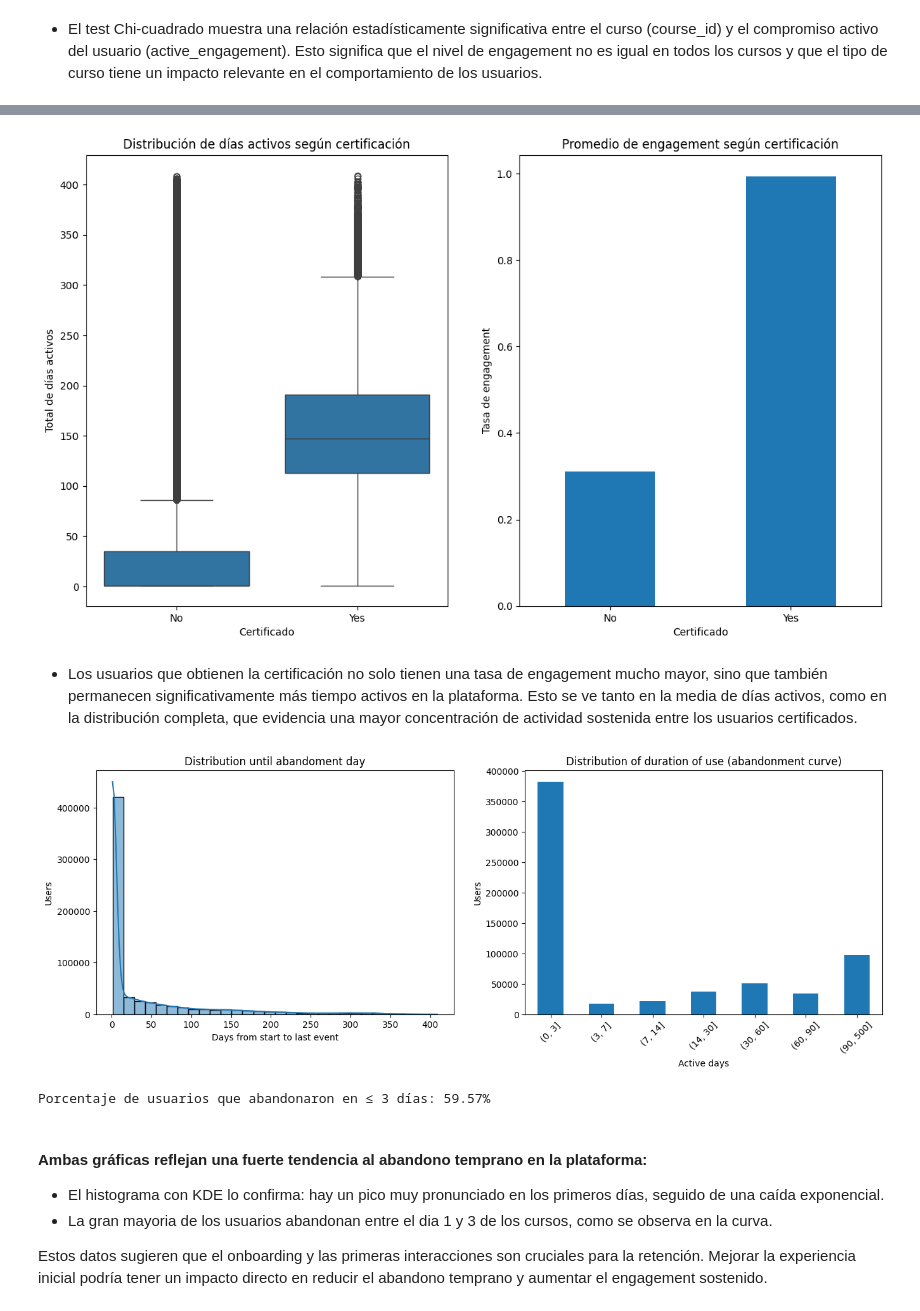
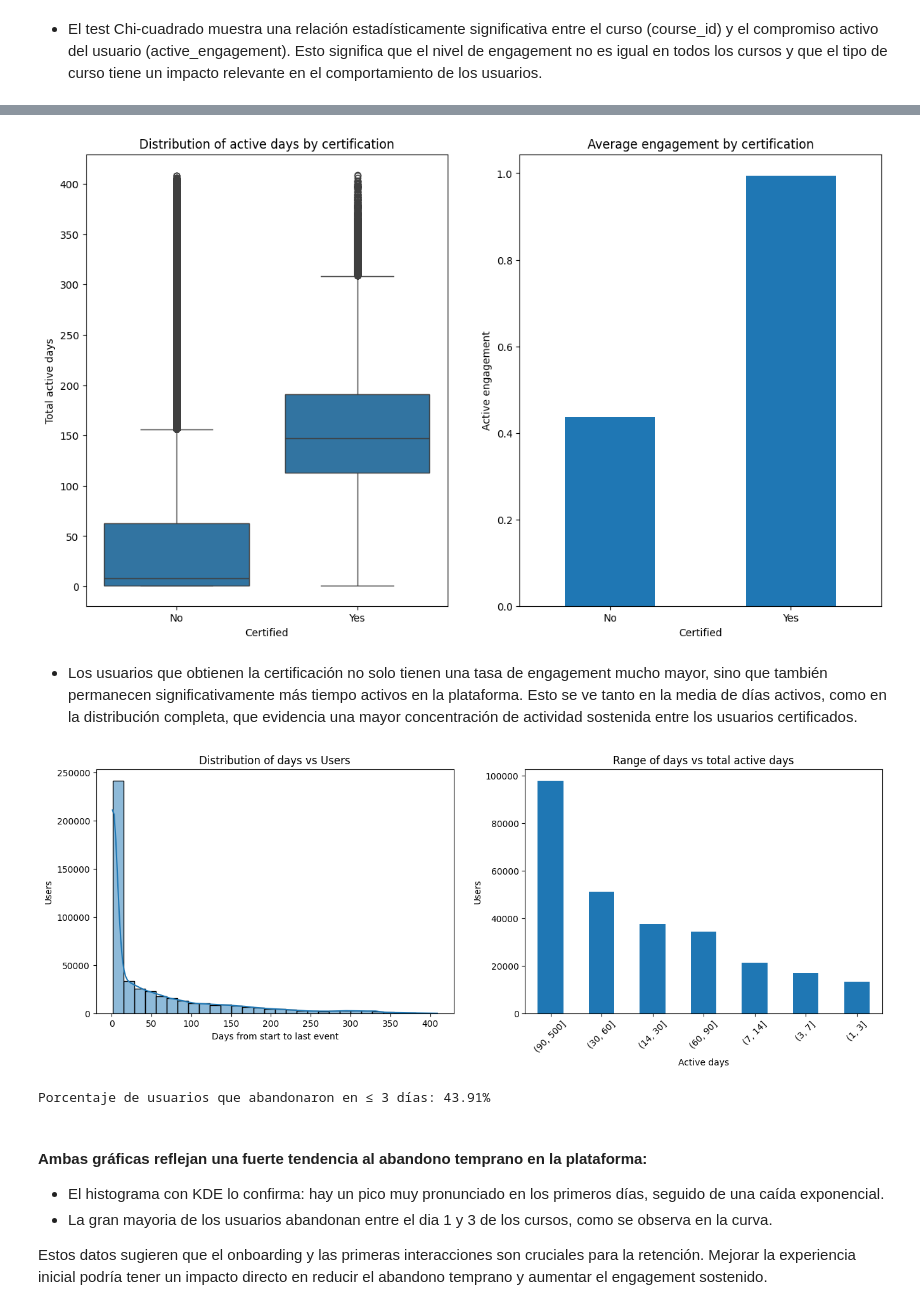
Before and after one commit to abdonrb/Course-engagement, a Jupyter notebook: notebooks/Eda.ipynb, the cells around one changed output, grey strips where cells are left out. Saved outputs shown, nothing was run; the diff lists cells and outputs as text; code cells hidden in the pictures.

```diff
--- a/notebooks/Eda.ipynb
+++ b/notebooks/Eda.ipynb
@@ -240,9 +240,8 @@ df['gender'].fillna((df['gender'].mode()[0]),inplace=True)
 
 # Imputamos gender con la moda.
 # %%
-df['last_event_DI'] = df['last_event_DI'].fillna(df['start_time_DI'])
-
-# No queremos elimianr ninguna fila por lo que imputamos lo nulos de fecha final, con la misma fecha inicial.
+df.dropna(subset='last_event_DI',inplace=True)
+# Eliminamos Totas las filas en la que este Nan 'las_event_DI'.
 # %%
 df['Total_days'] = (df['last_event_DI'] - df['start_time_DI']).dt.days
 df['Total_days'] = df['Total_days'].apply(lambda x: 1 if x == 0 else x)
@@ -562,42 +646,42 @@ fig, axes = plt.subplots(1, 2, figsize=(14, 8))
 
 # Boxplot de días activos
 sns.boxplot(x='certified', y='Total_days', data=df, ax=axes[0], order=[0, 1])
-axes[0].set_title('Distribución de días activos según certificación')
-axes[0].set_xlabel('Certificado')
-axes[0].set_ylabel('Total de días activos')
+axes[0].set_title('Distribution of active days by certification')
+axes[0].set_xlabel('Certified')
+axes[0].set_ylabel('Total active days')
 axes[0].set_xticklabels(['No', 'Yes'], rotation=0)
 
 # Barplot de engagement promedio
 df.groupby('certified')['active_engagement'].mean().sort_index().plot(kind='bar', ax=axes[1])
-axes[1].set_title('Promedio de engagement según certificación')
-axes[1].set_xlabel('Certificado')
-axes[1].set_ylabel('Tasa de engagement')
+axes[1].set_title('Average engagement by certification')
+axes[1].set_xlabel('Certified')
+axes[1].set_ylabel('Active engagement')
 axes[1].set_xticklabels(['No', 'Yes'], rotation=0);
 # %% [output]
-[figure, old version]
+[figure, new version]
 # %% [markdown]
 - Los usuarios que obtienen la certificación no solo tienen una tasa de engagement mucho mayor, sino que también permanecen significativamente más tiempo activos en la plataforma. Esto se ve tanto en la media de días activos, como en la distribución completa, que evidencia una mayor concentración de actividad sostenida entre los usuarios certificados.
 # %%
 fig, axes = plt.subplots(1, 2, figsize=(16, 5))
 
 sns.histplot(df['Total_days'], bins=30, kde=True, ax=axes[0])
 axes[0].set_title('Distribution of days vs Users')
 axes[0].set_xlabel('Days from start to last event')
 axes[0].set_ylabel('Users')
 
-df['days_bucket'] = pd.cut(df['Total_days'], bins=[0, 3, 7, 14, 30, 60, 90, 500])
-df['days_bucket'].value_counts().sort_index().plot(kind='bar', ax=axes[1])
-axes[1].set_title('Distribution of duration of use (abandonment curve)')
+df['days_bucket'] = pd.cut(df['Total_days'], bins=[1, 3, 7, 14, 30, 60, 90, 500])
+df['days_bucket'].value_counts().plot(kind='bar', ax=axes[1])
+axes[1].set_title('Range of days vs total active days')
 axes[1].set_xlabel('Active days')
 axes[1].set_ylabel('Users')
 axes[1].tick_params(axis='x', rotation=45);
 # %% [output]
-[figure, old version]
+[figure, new version]
 # %%
 b = (df['Total_days'] <= 3).mean() * 100
 print(f"Porcentaje de usuarios que abandonaron en ≤ 3 días: {b:.2f}%")
 # %% [output]
-Porcentaje de usuarios que abandonaron en ≤ 3 días: 59.57%
+Porcentaje de usuarios que abandonaron en ≤ 3 días: 43.91%
 # %% [markdown]
 #### Ambas gráficas reflejan una fuerte tendencia al abandono temprano en la plataforma:
 
```
Also changed, not shown: parts of 36 cells of this notebook.
